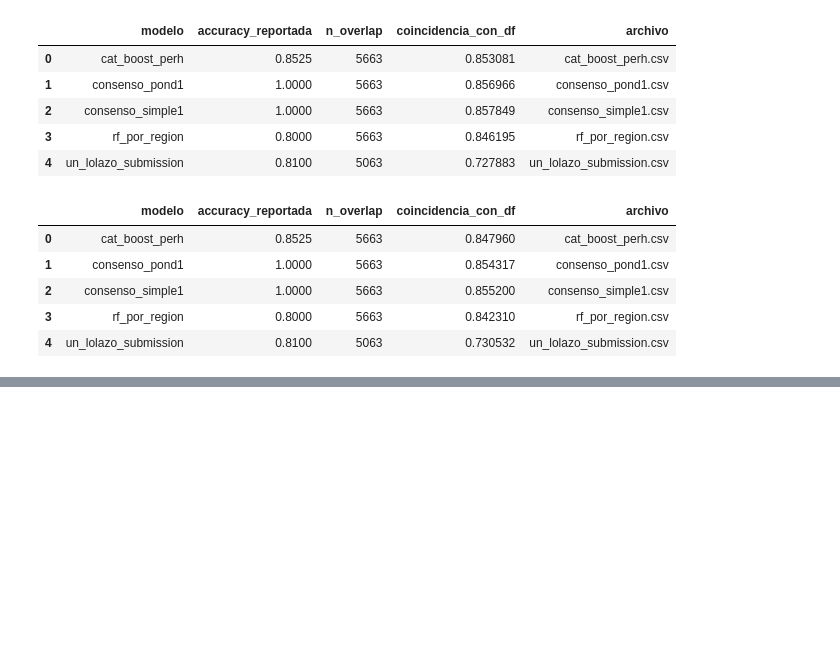
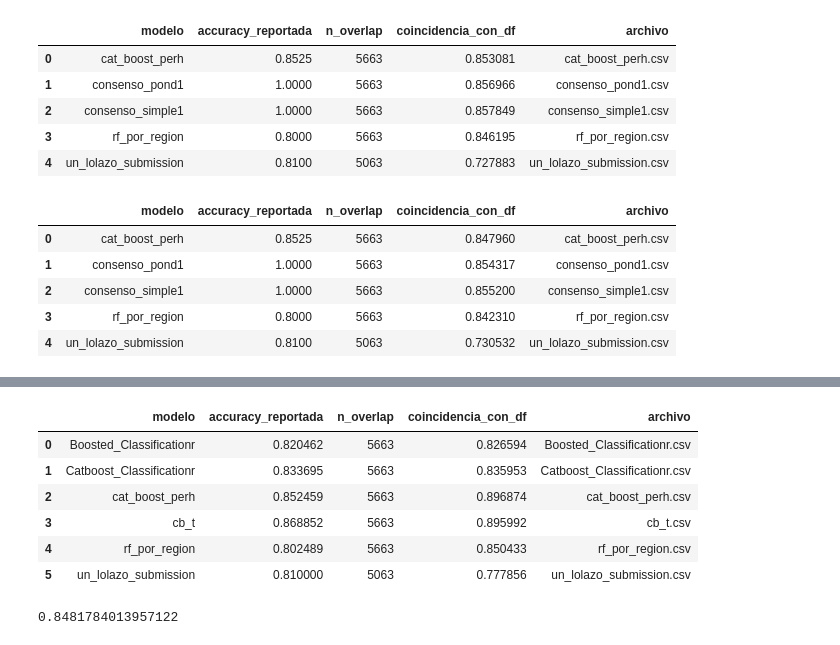
Before and after one commit to heritaco/Empilement-Tobit-CatBoost-et-interpolation-laplacienne-spatio-temporelle-pour-l-IBD-EQR, a Jupyter notebook: results/compare/comparar lo que ya tenemos.ipynb, the cells around one changed output, grey strips where cells are left out. Cells and saved outputs as stored; diff of their text form; code cells hidden in the pictures; blank space fills up the shorter version.

```diff
--- a/results/compare/comparar lo que ya tenemos.ipynb
+++ b/results/compare/comparar lo que ya tenemos.ipynb
@@ -544,0 +547,27 @@ print(salida['esperado_correcto_promedio'])
+# %%
+df_nuevo = pd.read_csv('cb_full.csv')
+
+
+
+# Vector de tuplas (archivo_csv, accuracy_en_[0,1])
+modelos = [
+    ("un_lolazo_submission.csv", 0.81),
+    ("rf_por_region.csv", 0.802489),
+    ("cat_boost_perh.csv", 0.852459),
+    ("Catboost_Classificationr.csv",.833695),
+    ("Boosted_Classificationr.csv",.820462),
+    ('cb_t.csv',0.868852)
+]
+
+salida = evaluar_contra_modelos(df_nuevo, modelos)
+display(salida["resumen_modelos"])
+print(salida['esperado_correcto_promedio'])
+# %% [output]
+|  | modelo | accuracy_reportada | n_overlap | coincidencia_con_df | archivo |
+| 0 | Boosted_Classificationr | 0.820462 | 5663 | 0.826594 | Boosted_Classificationr.csv |
+| 1 | Catboost_Classificationr | 0.833695 | 5663 | 0.835953 | Catboost_Classificationr.csv |
+| 2 | cat_boost_perh | 0.852459 | 5663 | 0.896874 | cat_boost_perh.csv |
+| 3 | cb_t | 0.868852 | 5663 | 0.895992 | cb_t.csv |
+| 4 | rf_por_region | 0.802489 | 5663 | 0.850433 | rf_por_region.csv |
+| 5 | un_lolazo_submission | 0.810000 | 5063 | 0.777856 | un_lolazo_submission.csv |
+0.8481784013957122
```
Also changed, not shown: parts of 1 cell of this notebook, 6 other files.
